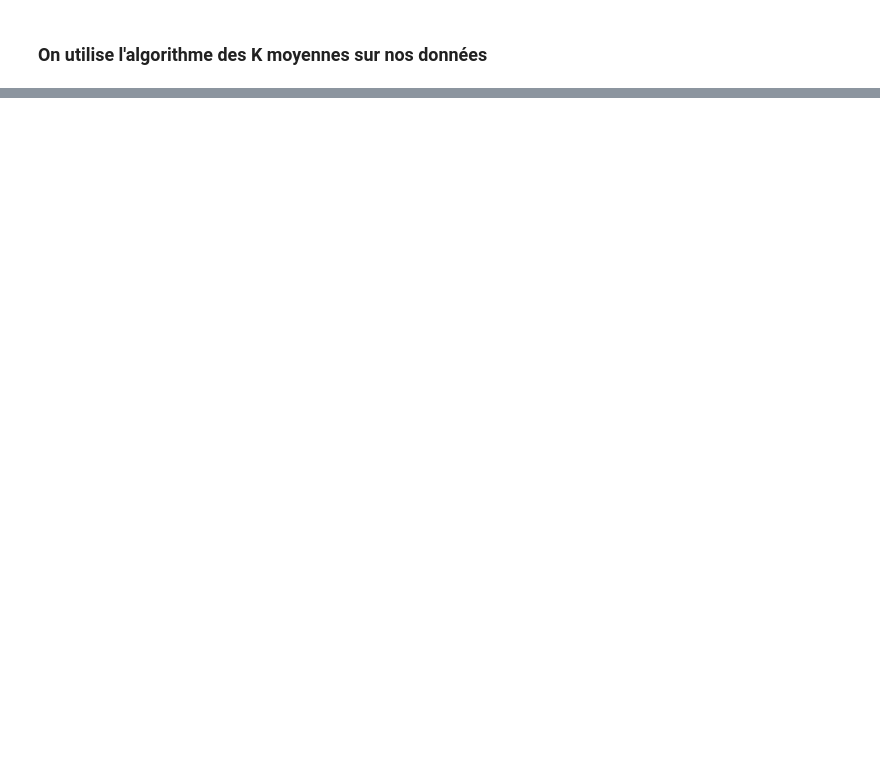
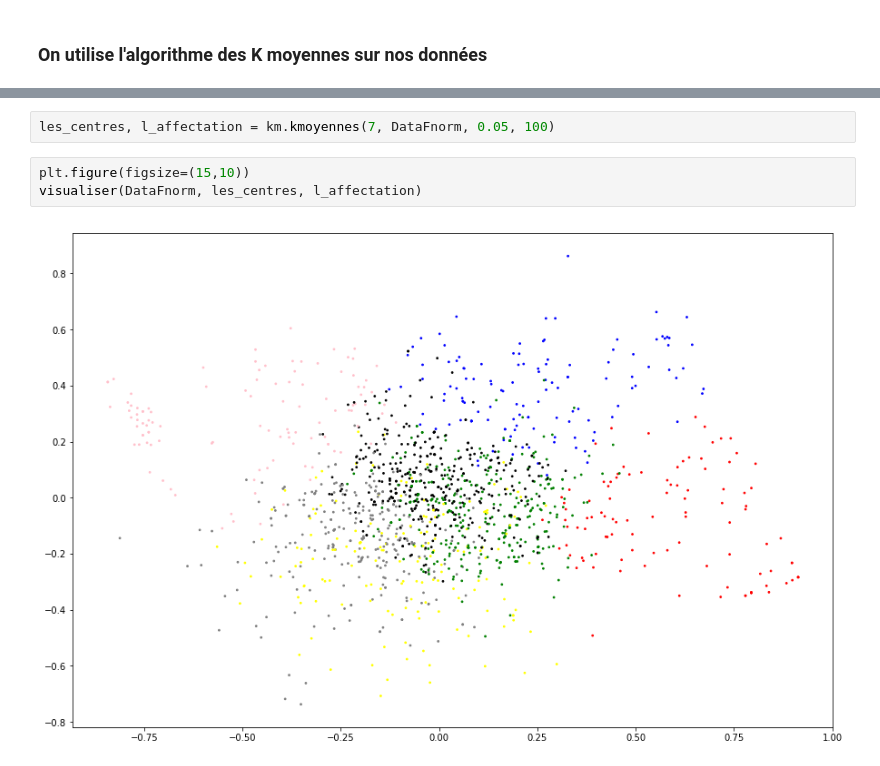
Before and after one commit to chubby47/kaggle_soccer, a Jupyter notebook: problematique_1.ipynb, the cells around one changed output, grey strips where cells are left out. Drawn from its saved outputs; the diff is of its cells as text; blank space fills up the shorter version.

```diff
--- a/problematique_1.ipynb
+++ b/problematique_1.ipynb
@@ -121,0 +184,7 @@ visualiser_kmeans(joueurs, kmeans)
+# %%
+les_centres, l_affectation = km.kmoyennes(7, DataFnorm, 0.05, 100)
+# %%
+plt.figure(figsize=(15,10))
+visualiser(DataFnorm, les_centres, l_affectation)
+# %% [output]
+[figure, added]
```
Also changed, not shown: parts of 18 cells of this notebook.
